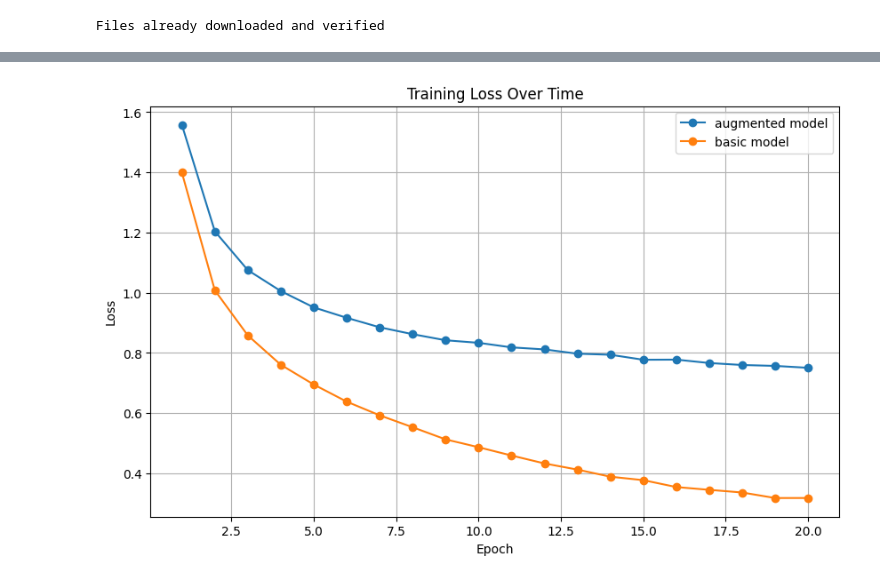
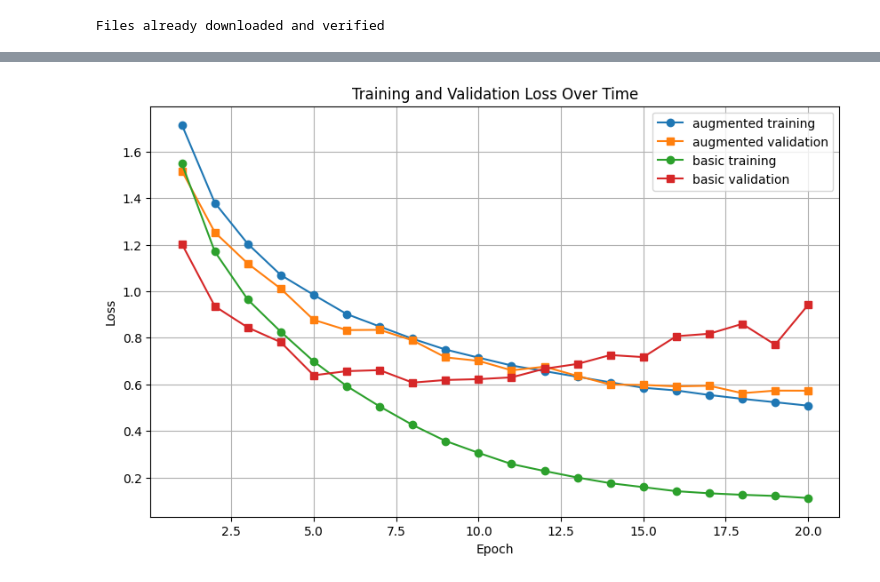
Before and after one commit to Poliaboy/MachineLearningForCV, a Jupyter notebook: TD4/TD4.ipynb, the cells around one changed output, grey strips where cells are left out. Cells and saved outputs as stored; diff of their text form; code cells hidden in the pictures.

```diff
--- a/TD4/TD4.ipynb
+++ b/TD4/TD4.ipynb
@@ -222,21 +294,28 @@ for model_name, model in models.items():
     optimizer = optim.Adam(model.parameters(), lr=0.001)
 
     if model_name == 'basic':
-        losses = train_model(model, trainloader_basic, criterion, optimizer, device)
+        train_losses, val_losses = train_model(model, trainloader_basic, criterion, optimizer, device)
     else:
-        losses = train_model(model, trainloader_augmented, criterion, optimizer, device)
+        train_losses, val_losses = train_model(model, trainloader_augmented, criterion, optimizer, device)
 
-    training_losses[model_name] = losses
+    training_losses[model_name] = {
+        'train': train_losses,
+        'val': val_losses
+    }
+
     accuracy = evaluate_model(model, testloader, device)
     results[model_name] = accuracy
     print(f'{model_name.capitalize()} Model Test Accuracy: {accuracy:.2f}%')
 
-# Plot the loss curves
+# Update the plotting code to show both training and validation losses:
 plt.figure(figsize=(10, 6))
 for model_name, losses in training_losses.items():
-    plt.plot(range(1, len(losses) + 1), losses, marker='o', label=f'{model_name} model')
+    plt.plot(range(1, len(losses['train']) + 1), losses['train'],
+             marker='o', label=f'{model_name} training')
+    plt.plot(range(1, len(losses['val']) + 1), losses['val'],
+             marker='s', label=f'{model_name} validation')
 
-plt.title('Training Loss Over Time')
+plt.title('Training and Validation Loss Over Time')
 plt.xlabel('Epoch')
 plt.ylabel('Loss')
 plt.legend()
@@ -263,4 +342,4 @@ Basic Model Test Accuracy: 76.14%
-[figure, old version]
+[figure, new version]
 # %%
 
 # Plot results
```
Also changed, not shown: parts of 4 cells of this notebook, 1 other file.
